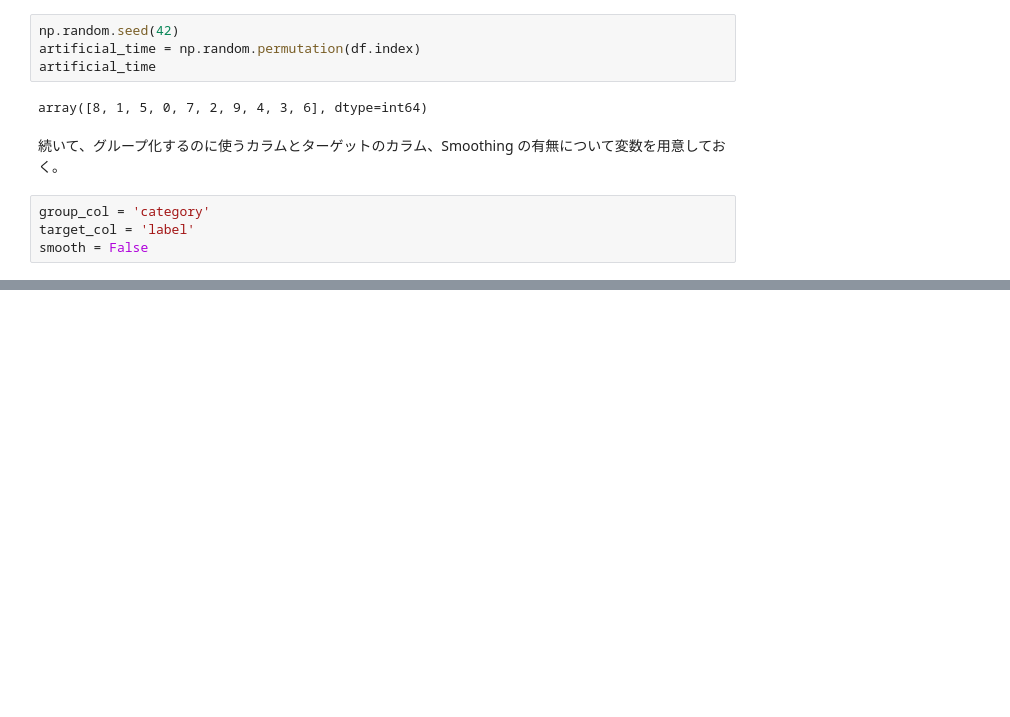
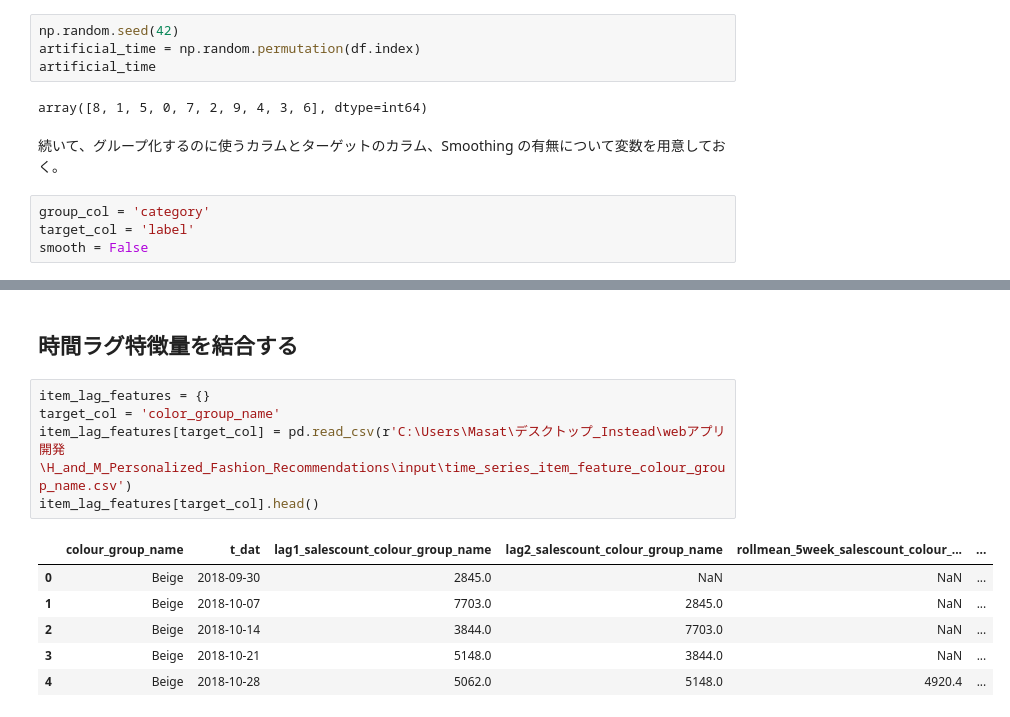
Before and after one commit to morinota/H_and_M_Personalized_Fashion_Recommendations, a Jupyter notebook: feature/target_encoding.ipynb, the cells around one changed output, grey strips where cells are left out. Cells and saved outputs as stored; diff of their text form; blank space fills up the shorter version.

```diff
--- a/feature/target_encoding.ipynb
+++ b/feature/target_encoding.ipynb
@@ -535,0 +680,14 @@ smooth = False
+# %% [markdown]
+## 時間ラグ特徴量を結合する
+# %%
+item_lag_features = {}
+target_col = 'color_group_name'
+item_lag_features[target_col] = pd.read_csv(r'C:\Users\Masat\デスクトップ_Instead\webアプリ開発\H_and_M_Personalized_Fashion_Recommendations\input\time_series_item_feature_colour_group_name.csv')
+item_lag_features[target_col].head()
+# %% [output]
+|  | colour_group_name | t_dat | lag1_salescount_colour_group_name | lag2_salescount_colour_group_name | rollmean_5week_salescount_colour_... | ... |
+| 0 | Beige | 2018-09-30 | 2845.0 | NaN | NaN | ... |
+| 1 | Beige | 2018-10-07 | 7703.0 | 2845.0 | NaN | ... |
+| 2 | Beige | 2018-10-14 | 3844.0 | 7703.0 | NaN | ... |
+| 3 | Beige | 2018-10-21 | 5148.0 | 3844.0 | NaN | ... |
+| 4 | Beige | 2018-10-28 | 5062.0 | 5148.0 | 4920.4 | ... |
```
Also changed, not shown: parts of 22 cells of this notebook, 2 other files.
